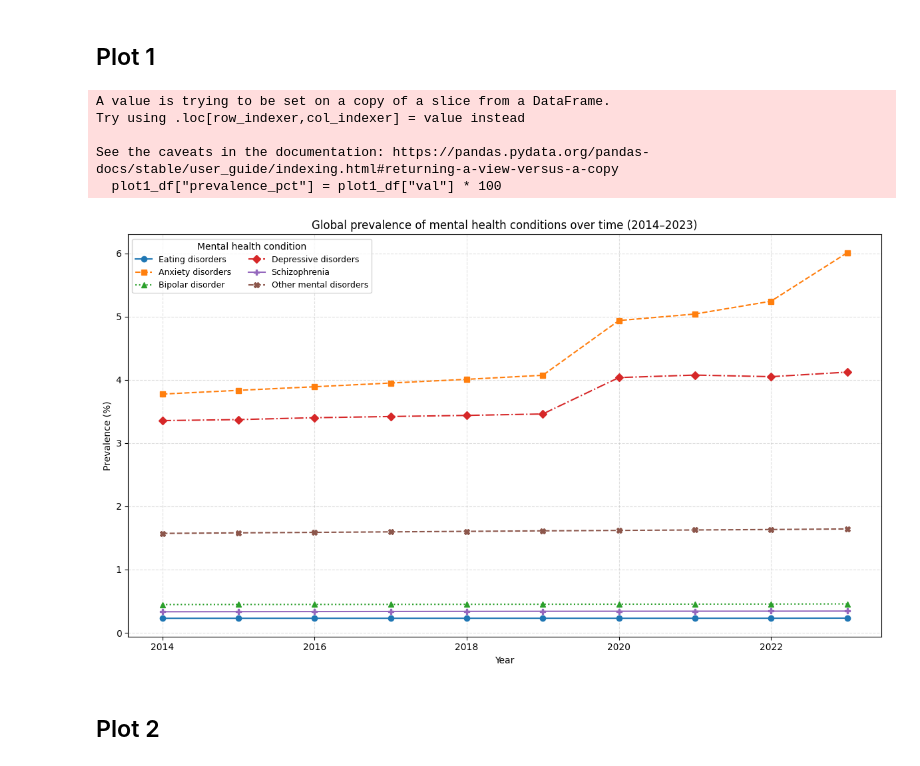
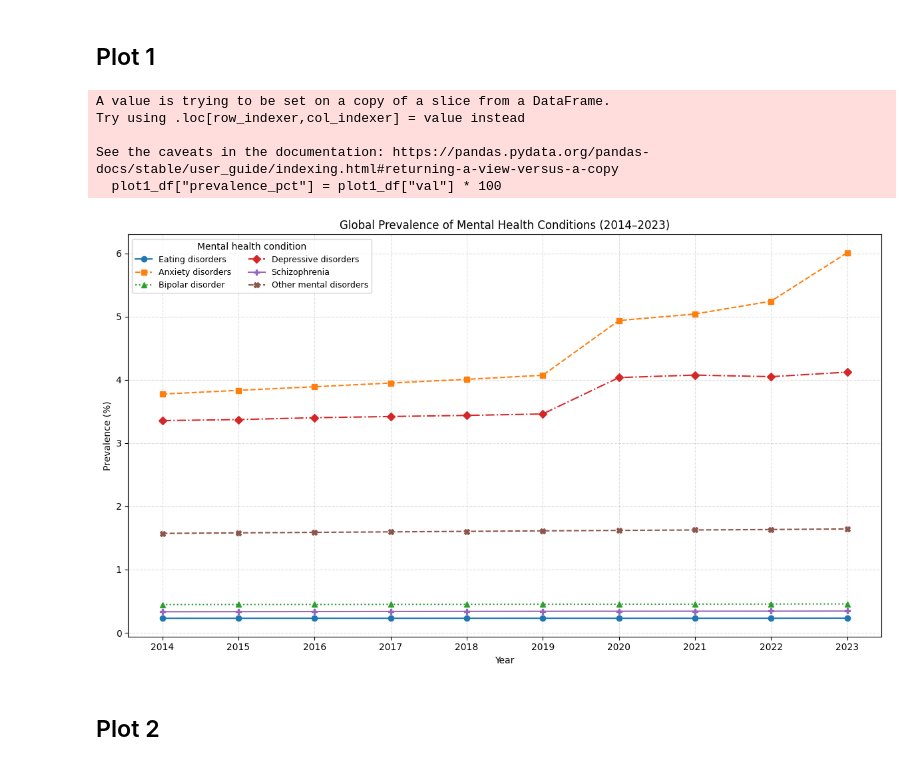
Before and after one commit to beckhamtoh/DSA4262, a Jupyter notebook: Individual Assignments/Assignment 1.ipynb, the cells around one changed output. Saved outputs shown, nothing was run; the diff lists cells and outputs as text; code cells hidden in the pictures.

```diff
--- a/Individual Assignments/Assignment 1.ipynb
+++ b/Individual Assignments/Assignment 1.ipynb
@@ -37,35 +37,36 @@ conditions = plot1_df["cause_name"].unique()
 
 for i, condition in enumerate(conditions):
     subset = plot1_df[plot1_df["cause_name"] == condition]
     plt.plot(
         subset["year"],
         subset["prevalence_pct"],
         linestyle=linestyles[i % len(linestyles)],
         marker=markers[i % len(markers)],
         linewidth=1.5,
         alpha=1.0,
         label=condition
     )
 
 plt.xlabel("Year")
 plt.ylabel("Prevalence (%)")
-plt.title("Global prevalence of mental health conditions over time (2014–2023)")
+plt.title("Global Prevalence of Mental Health Conditions (2014–2023)")
 plt.legend(
     title="Mental health condition",
     fontsize=9,
     title_fontsize=10,
     ncol=2
 )
+plt.xticks(range(2014, 2024))
 plt.grid(True, linestyle="--", alpha=0.4)
 plt.tight_layout()
 plt.show()
 # %% [output]
 A value is trying to be set on a copy of a slice from a DataFrame.
 Try using .loc[row_indexer,col_indexer] = value instead
 
 See the caveats in the documentation: https://pandas.pydata.org/pandas-docs/stable/user_guide/indexing.html#returning-a-view-versus-a-copy
   plot1_df["prevalence_pct"] = plot1_df["val"] * 100
-[figure, old version]
+[figure, new version]
 # %% [markdown]
 ## Plot 2
 # %%
```
Also changed, not shown: parts of 2 cells of this notebook, 1 other file.
